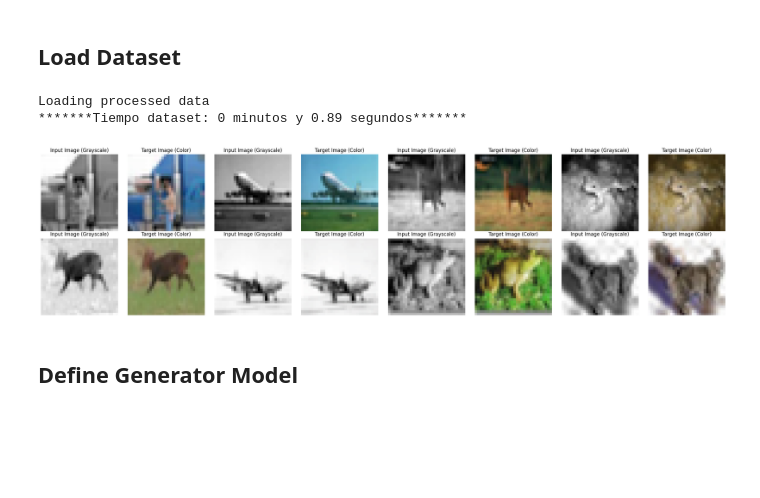
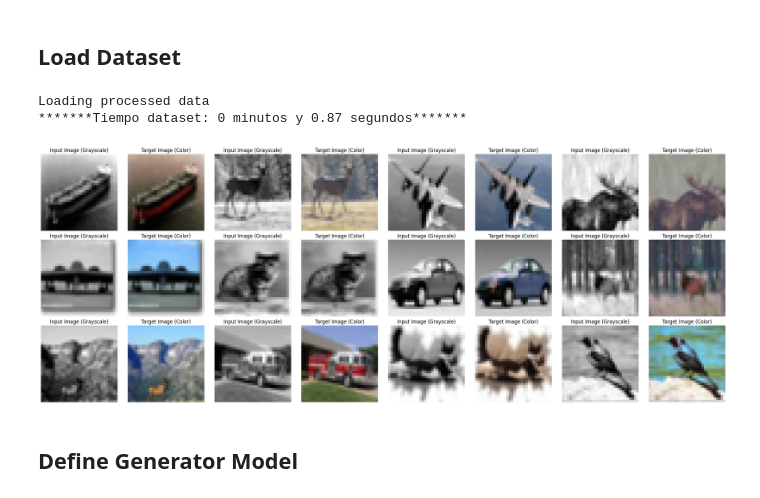
Before and after one commit to pintamonas4575/RLGAN-project-MAADM-UPM, a Jupyter notebook: RLGAN-p2-GAN.ipynb, the cells around one changed output. Saved outputs shown, nothing was run; the diff lists cells and outputs as text; code cells hidden in the pictures; blank space fills up the shorter version.

```diff
--- a/RLGAN-p2-GAN.ipynb
+++ b/RLGAN-p2-GAN.ipynb
@@ -99,7 +99,7 @@ def load_data(force=False) -> tuple[np.ndarray, np.ndarray, np.ndarray, np.ndarr
     if not is_saved_arrays_exist or force:  # If the processed data does not exist or if force is True, process the data
         (train_images, _), (test_images, _) = cifar10.load_data()  # Load the CIFAR-10 dataset
         X_train, Y_train = generate_dataset(train_images, debug=False)  # Process the training images
-        X_test, Y_test = generate_dataset(test_images, debug=True)  # Process the testing images
+        X_test, Y_test = generate_dataset(test_images, debug=False)  # Process the testing images
         print('Saving processed data')
         np.save(os.path.join(WORKDIR, 'X_train.npy'), X_train)  # Save the processed training data to the disk
         np.save(os.path.join(WORKDIR, 'Y_train.npy'), Y_train)  # Save the processed training data to the disk
@@ -134,7 +134,7 @@ minutos, segundos = divmod(time.time()-start, 60)
 print(f"*******Tiempo dataset: {int(minutos)} minutos y {segundos:.2f} segundos*******")
 # %% [output]
 Loading processed data
-*******Tiempo dataset: 0 minutos y 0.89 segundos*******
+*******Tiempo dataset: 0 minutos y 0.87 segundos*******
 # %%
 def show_images_from_dataset(dataset: tf.data.Dataset, num_images: int):
     count = 0
@@ -146,34 +146,34 @@ def show_images_from_dataset(dataset: tf.data.Dataset, num_images: int):
         for i in range(num_images):
             first_input_image = input_batch[i]
             first_target = target_batch[i]
 
             row = i // images_per_row
             col = (i % images_per_row) * 2
 
             plt.subplot(num_rows, images_per_row * 2, row * images_per_row * 2 + col + 1)
             plt.imshow(first_input_image.numpy().reshape(IMAGE_SIZE, IMAGE_SIZE), cmap='gray')
             plt.title('Input Image (Grayscale)')
             plt.axis('off')
 
             # Convert the LAB image to RGB for visualization
             first_target_lab = np.dstack((first_input_image.numpy().reshape(IMAGE_SIZE, IMAGE_SIZE), first_target.numpy() * 128))
             first_target_rgb = lab2rgb(first_target_lab)
 
             plt.subplot(num_rows, images_per_row * 2, row * images_per_row * 2 + col + 2)
             plt.imshow(first_target_rgb)
             plt.title('Target Image (Color)')
             plt.axis('off')
 
         count += 1
         if count >= num_images:
             break
 
     plt.tight_layout()
     plt.savefig(os.path.join(WORKDIR, 'GAN_img_examples.png'))
     plt.show()
 
-show_images_from_dataset(train_dataset, num_images=8)
+show_images_from_dataset(train_dataset, num_images=12)
 # %% [output]
-[figure, old version]
+[figure, new version]
 # %% [markdown]
 ## Define Generator Model
```
Also changed, not shown: parts of 15 cells of this notebook, 6 other files.
